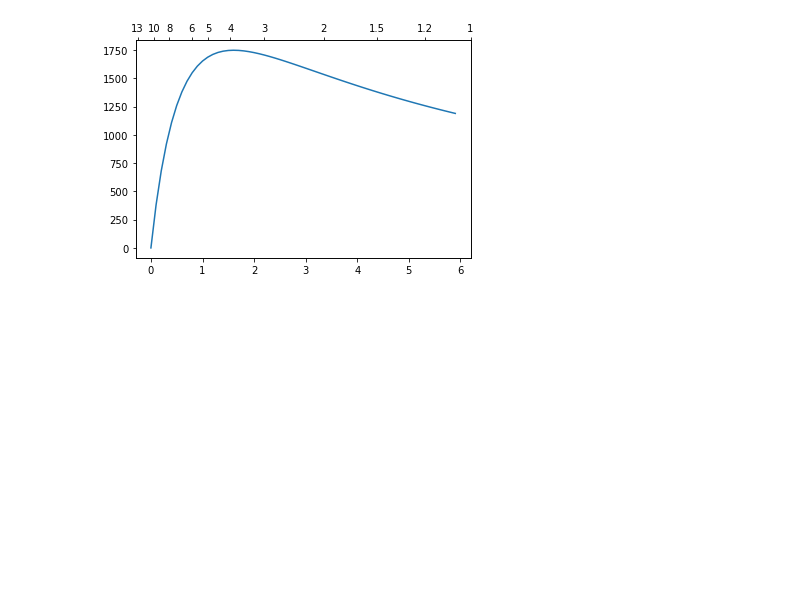
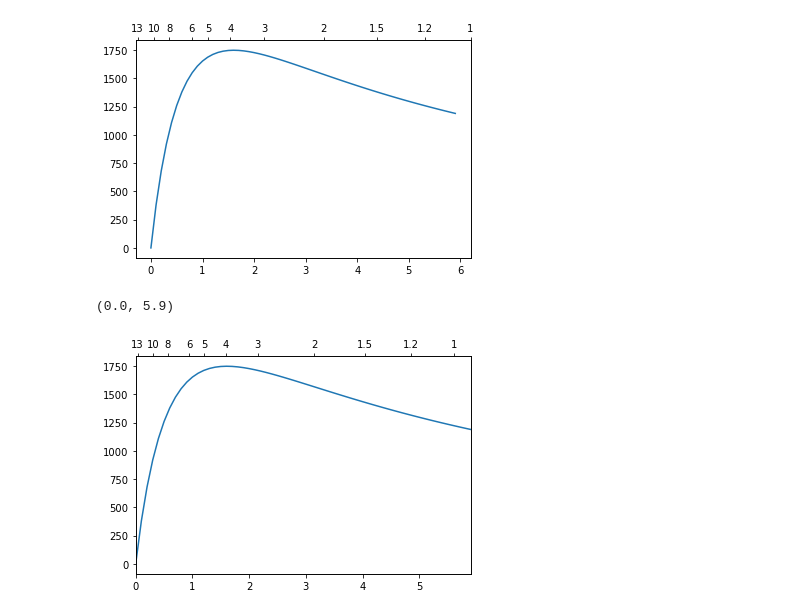
Before and after one commit to lacker/astro, a Jupyter notebook: redshift.ipynb, the cells around one changed output. Saved outputs shown, nothing was run; the diff lists cells and outputs as text; code cells hidden in the pictures; blank space fills up the shorter version.

```diff
--- a/redshift.ipynb
+++ b/redshift.ipynb
@@ -62,3 +62,16 @@ ax2.set_xticklabels(['{:g}'.format(age) for age in ages.value])
  Text(4.847670847976125, 1, '1.2'),
  Text(5.606047479118904, 1, '1')]
 [figure]
+# %%
+fig = plt.figure(figsize=(6,4))
+ax = fig.add_subplot(111)
+ax.plot(zvals, dist)
+ax2 = ax.twiny()
+ax2.set_xticks(ageticks)
+ax2.set_xticklabels(['{:g}'.format(age) for age in ages.value])
+zmin, zmax = 0.0, 5.9
+ax.set_xlim(zmin, zmax)
+ax2.set_xlim(zmin, zmax)
+# %% [output]
+(0.0, 5.9)
+[figure, added]
```
